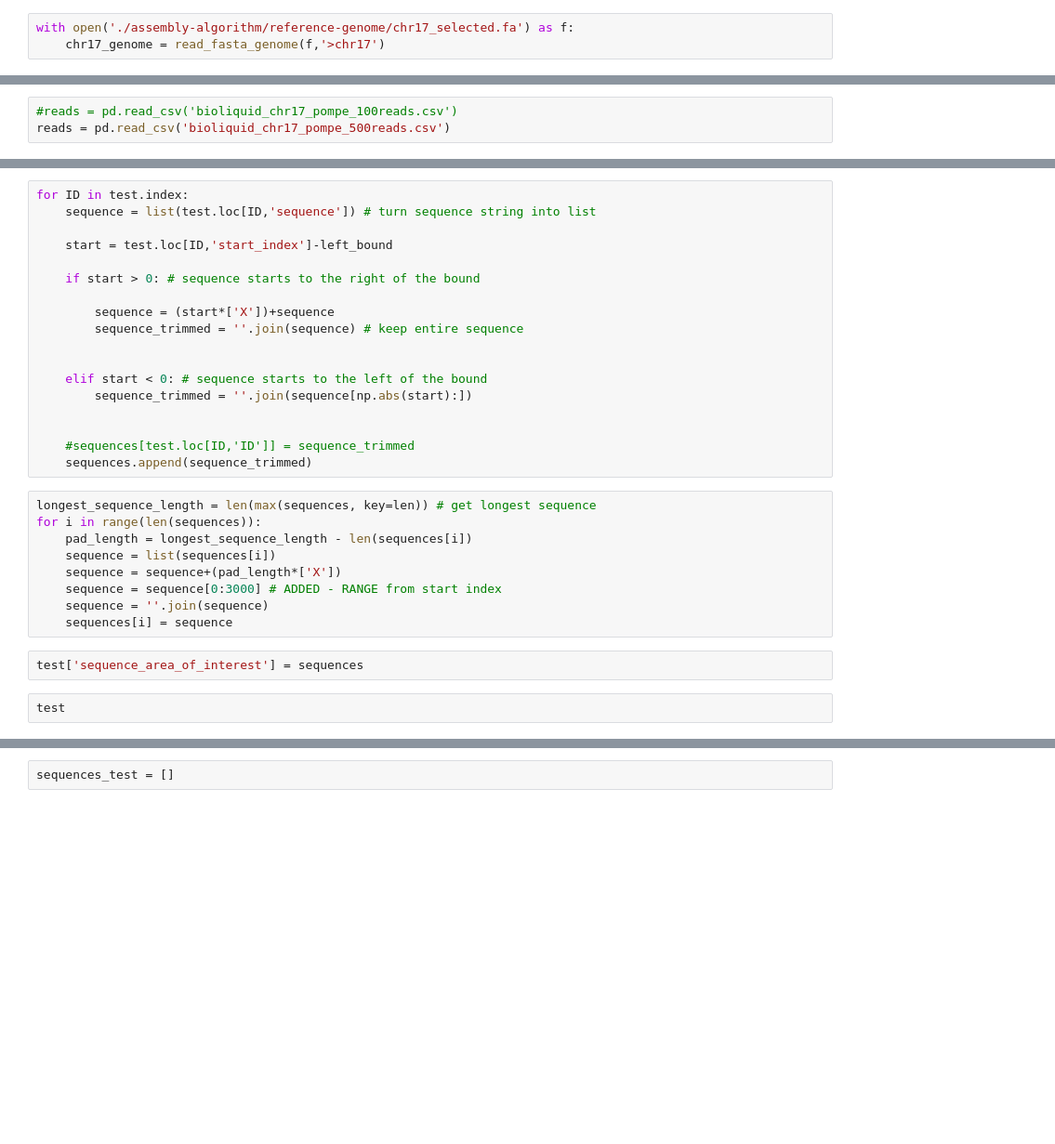
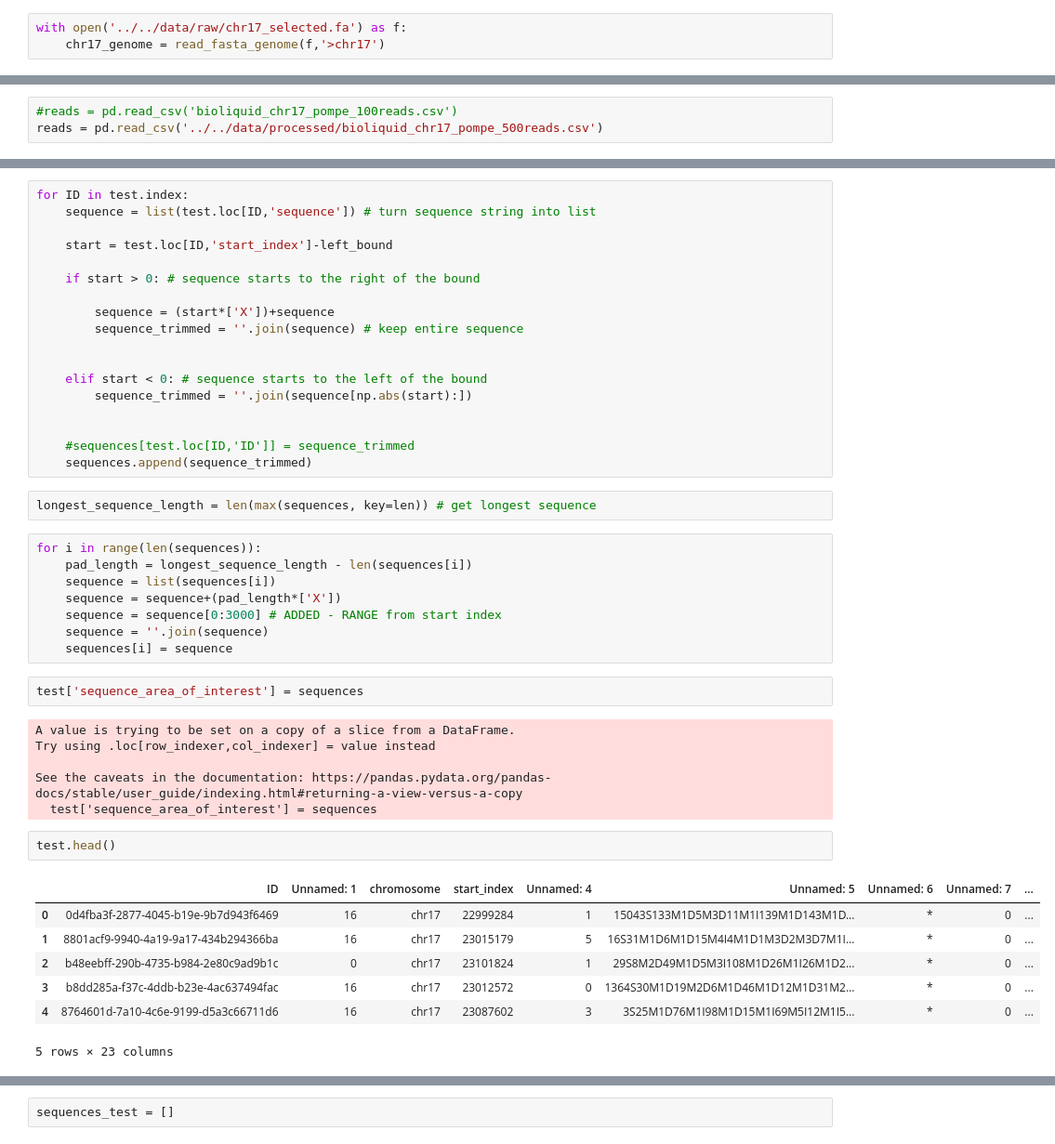
Before and after one commit to aretiandev/bioliquid-nanopore, a Jupyter notebook: read_overlap.ipynb, the cells around one changed output, grey strips where cells are left out. Shown at 93% size. Cells and saved outputs as stored; diff of their text form; blank space fills up the shorter version.

```diff
--- a/read_overlap.ipynb
+++ b/read_overlap.ipynb
@@ -27,7 +37,7 @@ def read_fasta_genome(fasta_file,chromosome_header):
 
     return clean_data
 # %%
-with open('./assembly-algorithm/reference-genome/chr17_selected.fa') as f:
+with open('../../data/raw/chr17_selected.fa') as f:
     chr17_genome = read_fasta_genome(f,'>chr17')
 # %% [markdown]
 See https://www.bioinformatics.org/sms/iupac.html for IUPAC nucleotide codes
@@ -116,4 +135,4 @@ import numpy as np
 import matplotlib.pyplot as plt
 # %%
 #reads = pd.read_csv('bioliquid_chr17_pompe_100reads.csv')
-reads = pd.read_csv('bioliquid_chr17_pompe_500reads.csv')
+reads = pd.read_csv('../../data/processed/bioliquid_chr17_pompe_500reads.csv')
@@ -175,8 +278,9 @@ for ID in test.index:
 
     #sequences[test.loc[ID,'ID']] = sequence_trimmed
     sequences.append(sequence_trimmed)
+# %%
+longest_sequence_length = len(max(sequences, key=len)) # get longest sequence
 # %%
-longest_sequence_length = len(max(sequences, key=len)) # get longest sequence
 for i in range(len(sequences)):
     pad_length = longest_sequence_length - len(sequences[i])
     sequence = list(sequences[i])
@@ -186,8 +290,22 @@ for i in range(len(sequences)):
     sequences[i] = sequence
 # %%
 test['sequence_area_of_interest'] = sequences
+# %% [output]
+A value is trying to be set on a copy of a slice from a DataFrame.
+Try using .loc[row_indexer,col_indexer] = value instead
+
+See the caveats in the documentation: https://pandas.pydata.org/pandas-docs/stable/user_guide/indexing.html#returning-a-view-versus-a-copy
+  test['sequence_area_of_interest'] = sequences
 # %%
-test
+test.head()
+# %% [output]
+|  | ID | Unnamed: 1 | chromosome | start_index | Unnamed: 4 | Unnamed: 5 | Unnamed: 6 | Unnamed: 7 | ... |
+| 0 | 0d4fba3f-2877-4045-b19e-9b7d943f6469 | 16 | chr17 | 22999284 | 1 | 15043S133M1D5M3D11M1I139M1D143M1D... | * | 0 | ... |
+| 1 | 8801acf9-9940-4a19-9a17-434b294366ba | 16 | chr17 | 23015179 | 5 | 16S31M1D6M1D15M4I4M1D1M3D2M3D7M1I... | * | 0 | ... |
+| 2 | b48eebff-290b-4735-b984-2e80c9ad9b1c | 0 | chr17 | 23101824 | 1 | 29S8M2D49M1D5M3I108M1D26M1I26M1D2... | * | 0 | ... |
+| 3 | b8dd285a-f37c-4ddb-b23e-4ac637494fac | 16 | chr17 | 23012572 | 0 | 1364S30M1D19M2D6M1D46M1D12M1D31M2... | * | 0 | ... |
+| 4 | 8764601d-7a10-4c6e-9199-d5a3c66711d6 | 16 | chr17 | 23087602 | 3 | 3S25M1D76M1I98M1D15M1I69M5I12M1I5... | * | 0 | ... |
+5 rows × 23 columns
 # %%
 import numpy as np
 NUCLEOTIDE_VOCABULARY = [
```
Also changed, not shown: parts of 43 cells of this notebook.
